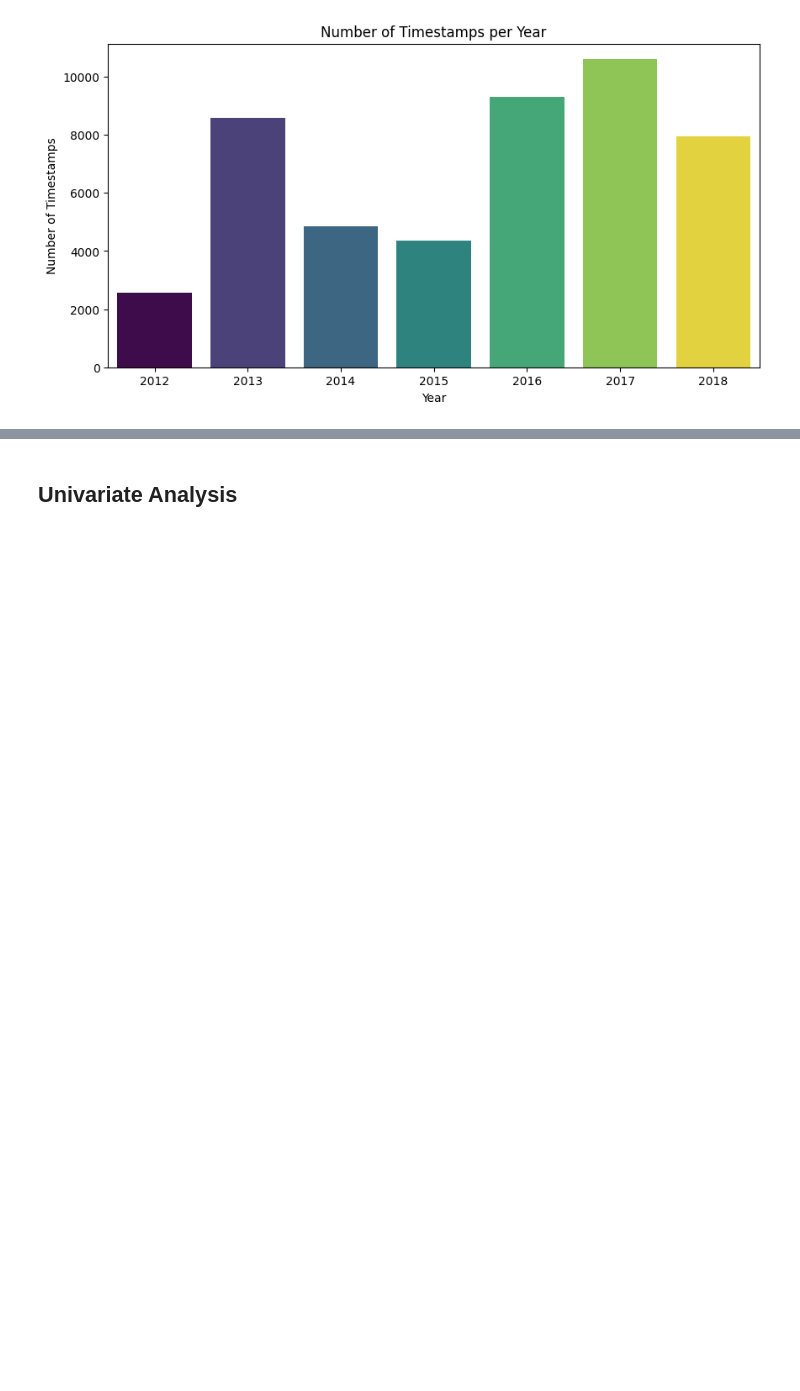
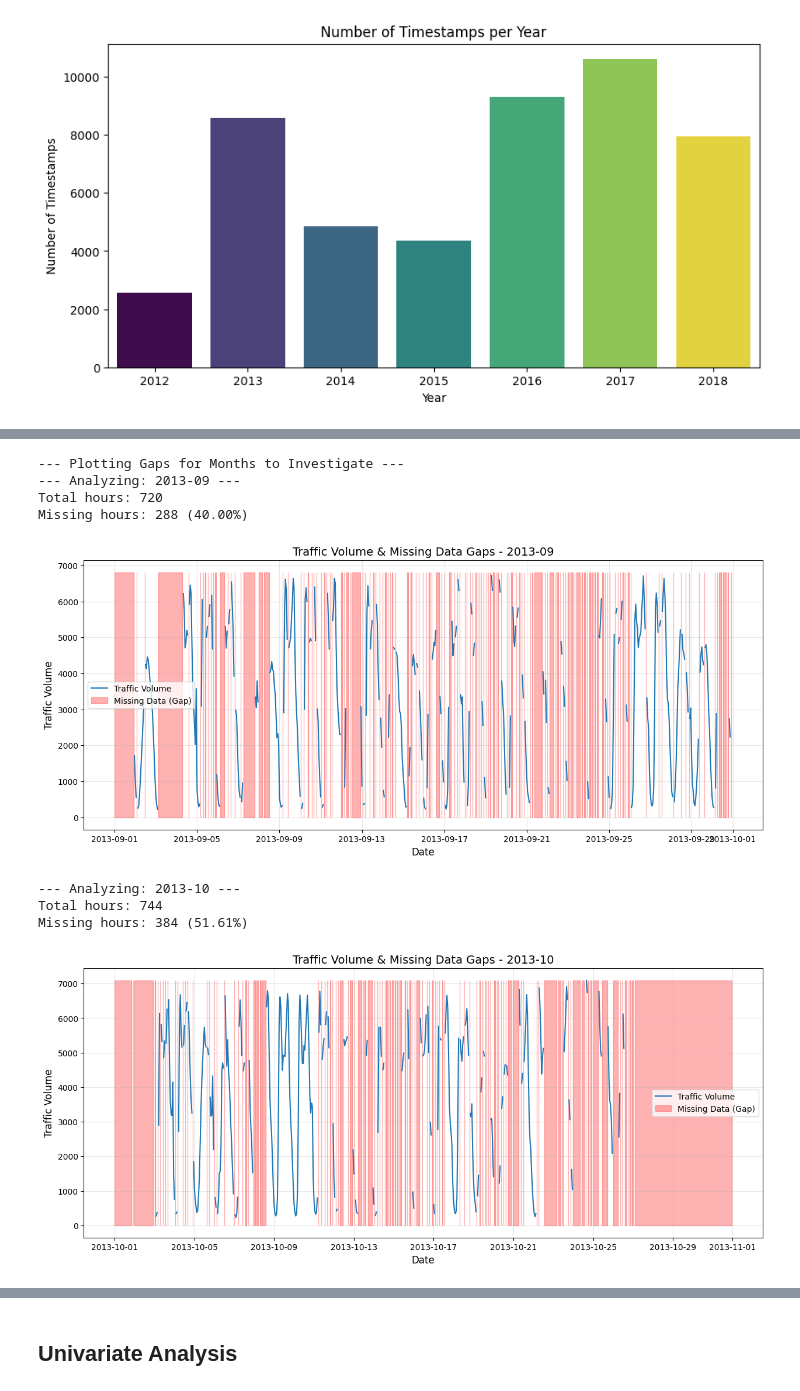
Before and after one commit to LuizCorrei4/predict-traffic-volume, a Jupyter notebook: notebooks/01-exploration.ipynb, the cells around one changed output, grey strips where cells are left out. Cells and saved outputs as stored; diff of their text form; code cells hidden in the pictures; blank space fills up the shorter version.

Commit message:
add new investigations about the gaps of missing timestamps at dataset

```diff
--- a/notebooks/01-exploration.ipynb
+++ b/notebooks/01-exploration.ipynb
@@ -328,0 +419,80 @@ Checking for data within the removed period: True
+# %%
+import calendar
+
+def plot_traffic_gaps(df, year, month):
+    """
+    Plots traffic volume for a specific month to visualize missing data gaps.
+
+    Parameters:
+    - df: DataFrame with a DatetimeIndex and a 'traffic_volume' column.
+    - year: int, the year to analyze.
+    - month: int, the month to analyze.
+    """
+
+    # 1. Define the full date range for the specific month
+    # calendar.monthrange returns (first_weekday, number_of_days)
+    _, num_days = calendar.monthrange(year, month)
+
+    start_date = f"{year}-{month:02d}-01 00:00:00"
+    end_date = f"{year}-{month:02d}-{num_days} 23:00:00"
+
+    # Create a complete hourly index for this month (Ideal scenario)
+    full_range = pd.date_range(start=start_date, end=end_date, freq='H')
+
+    # 2. Reindex the DataFrame to reveal gaps
+    # We slice the original df for the period to speed up processing, then reindex.
+    # .reindex() adds rows for missing timestamps and fills them with NaN.
+    # Ensure your df index is sorted before slicing!
+    subset = df.loc[start_date:end_date].reindex(full_range)
+
+    # Calculate missing stats
+    total_hours = len(full_range)
+    missing_hours = subset['traffic_volume'].isna().sum()
+    missing_pct = (missing_hours / total_hours) * 100
+
+    print(f"--- Analyzing: {year}-{month:02d} ---")
+    print(f"Total hours: {total_hours}")
+    print(f"Missing hours: {missing_hours} ({missing_pct:.2f}%)")
+
+    # 3. Plotting
+    plt.figure(figsize=(15, 6))
+
+    # Plot the traffic volume (gaps will automatically be broken lines or empty spaces)
+    plt.plot(subset.index, subset['traffic_volume'], label='Traffic Volume', color='tab:blue')
+
+    # Highlight missing areas in red for better visibility
+    # isna() returns True for missing values
+    missing_mask = subset['traffic_volume'].isna()
+
+    # We create a dummy series to fill the background
+    # fill_between works with x-axis and y-boundaries
+    plt.fill_between(subset.index,
+                     0,
+                     subset['traffic_volume'].max(),
+                     where=missing_mask,
+                     color='red',
+                     alpha=0.3,
+                     label='Missing Data (Gap)')
+
+    plt.title(f"Traffic Volume & Missing Data Gaps - {year}-{month:02d}", fontsize=14)
+    plt.xlabel("Date", fontsize=12)
+    plt.ylabel("Traffic Volume", fontsize=12)
+    plt.legend()
+    plt.grid(True, alpha=0.3)
+    plt.show()
+
+# --- Execution for the suspect periods ---
+
+print("\n--- Plotting Gaps for Months to Investigate ---")
+for (year, month), pct in months_to_investigate.items():
+    plot_traffic_gaps(df, year, month)
+# %% [output]
+--- Plotting Gaps for Months to Investigate ---
+--- Analyzing: 2013-09 ---
+Total hours: 720
+Missing hours: 288 (40.00%)
+[figure, added]
+--- Analyzing: 2013-10 ---
+Total hours: 744
+Missing hours: 384 (51.61%)
+[figure, added]
```
Also changed, not shown: parts of 10 cells of this notebook, 1 other file.
